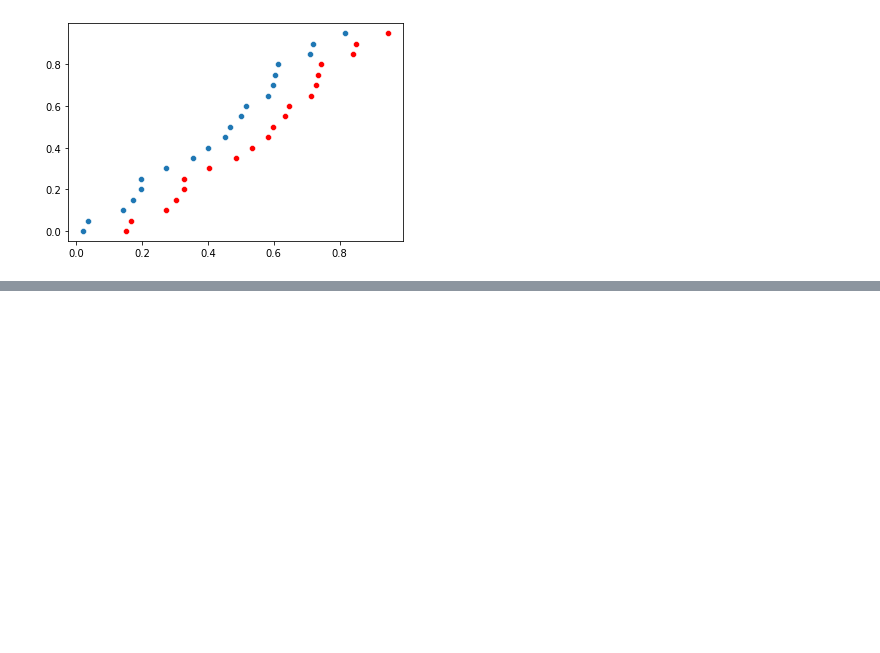
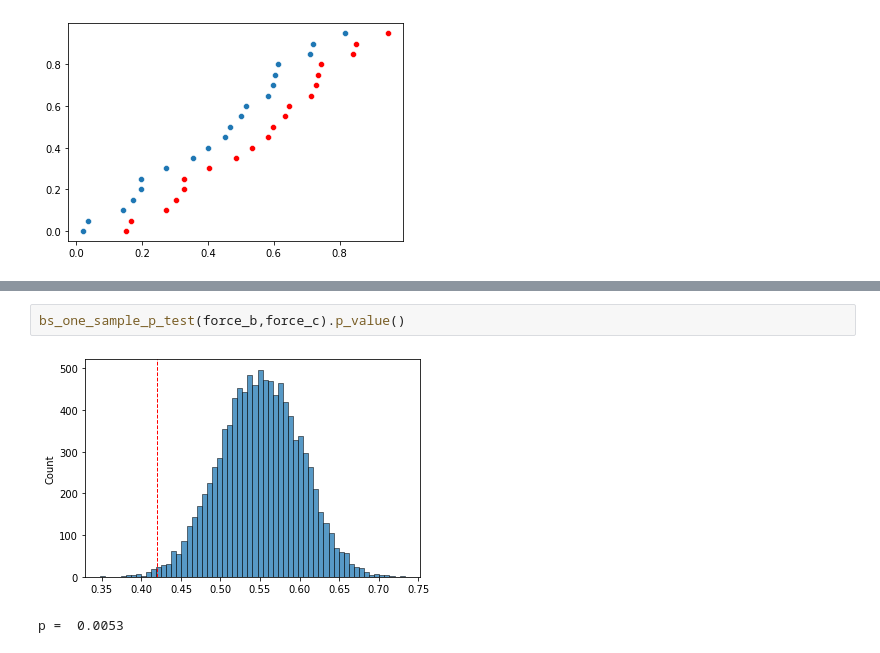
Before and after one commit to filipeaguiarrod/statistic_topics, a Jupyter notebook: Practical_case/Hypothesis_Tests.ipynb, the cells around one changed output, grey strips where cells are left out. Saved outputs shown, nothing was run; the diff lists cells and outputs as text; blank space fills up the shorter version.

```diff
--- a/Practical_case/Hypothesis_Tests.ipynb
+++ b/Practical_case/Hypothesis_Tests.ipynb
@@ -219,0 +462,5 @@ print('p = ', p )
+# %%
+bs_one_sample_p_test(force_b,force_c).p_value()
+# %% [output]
+[figure, added]
+p =  0.0053
```
Also changed, not shown: parts of 26 cells of this notebook.
